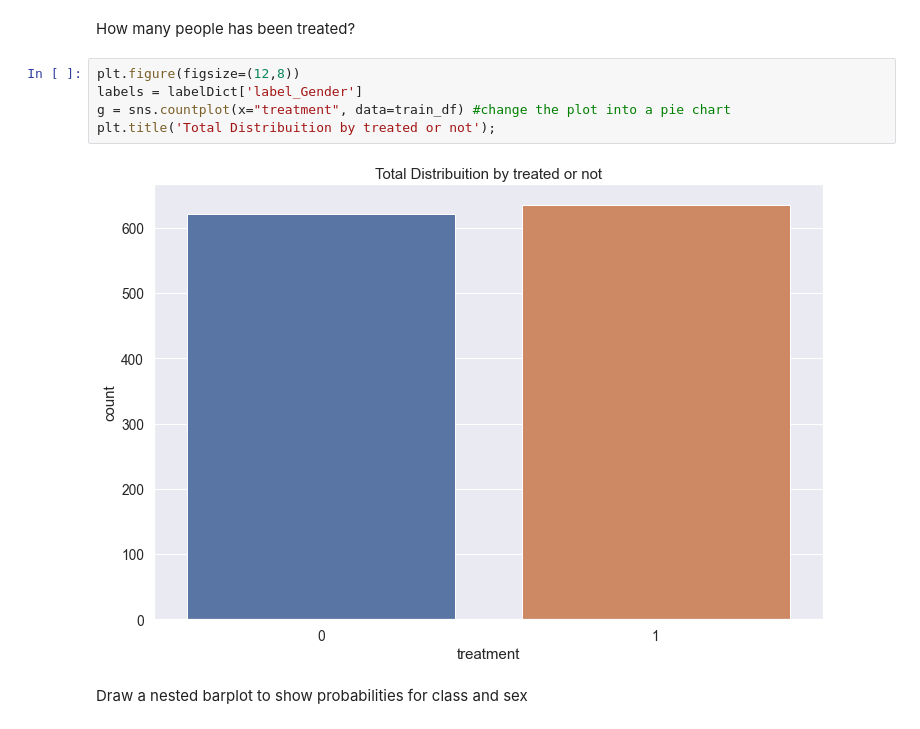
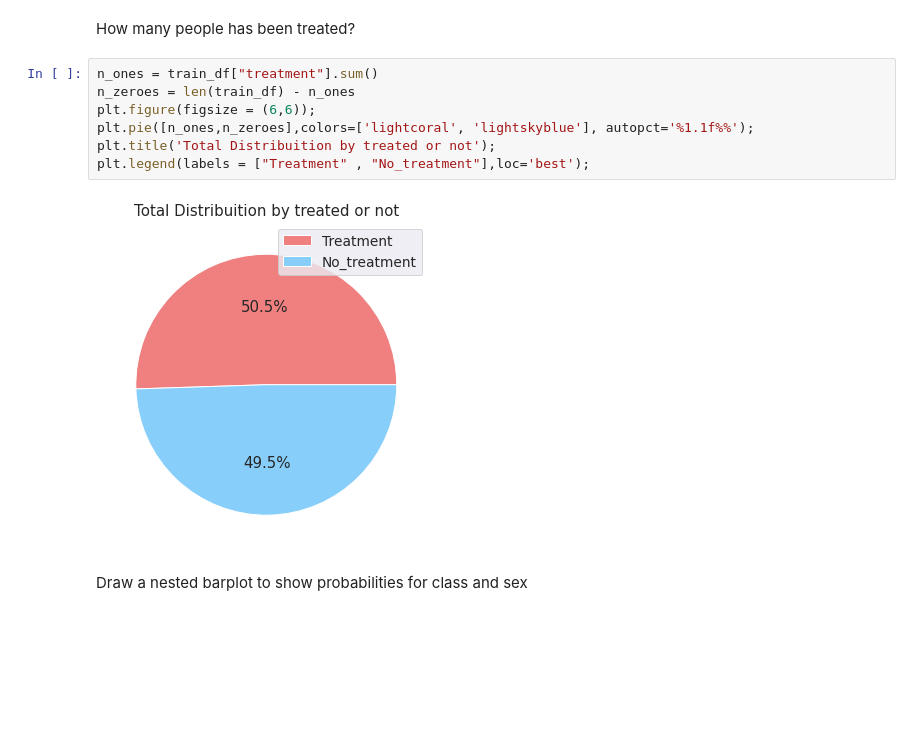
Before and after one commit to StefaniaSferragatta/fds, a Jupyter notebook: machine-learning-for-mental-health-1.ipynb, the cells around one changed output. Saved outputs shown, nothing was run; the diff lists cells and outputs as text; blank space fills up the shorter version.

```diff
--- a/machine-learning-for-mental-health-1.ipynb
+++ b/machine-learning-for-mental-health-1.ipynb
@@ -328,13 +354,15 @@ g = g.map(sns.histplot, "Age")
 [figure]
 # %% [markdown]
 How many people has been treated?
-# %%
-plt.figure(figsize=(12,8))
-labels = labelDict['label_Gender']
-g = sns.countplot(x="treatment", data=train_df) #change the plot into a pie chart
-plt.title('Total Distribuition by treated or not');
-# %% [output]
-[figure, removed]
+# %%
+n_ones = train_df["treatment"].sum()
+n_zeroes = len(train_df) - n_ones
+plt.figure(figsize = (6,6));
+plt.pie([n_ones,n_zeroes],colors=['lightcoral', 'lightskyblue'], autopct='%1.1f%%');
+plt.title('Total Distribuition by treated or not');
+plt.legend(labels = ["Treatment" , "No_treatment"],loc='best');
+# %% [output]
+[figure, added]
 # %% [markdown]
 Draw a nested barplot to show probabilities for class and sex
 # %%
```
Also changed, not shown: parts of 6 cells of this notebook.
